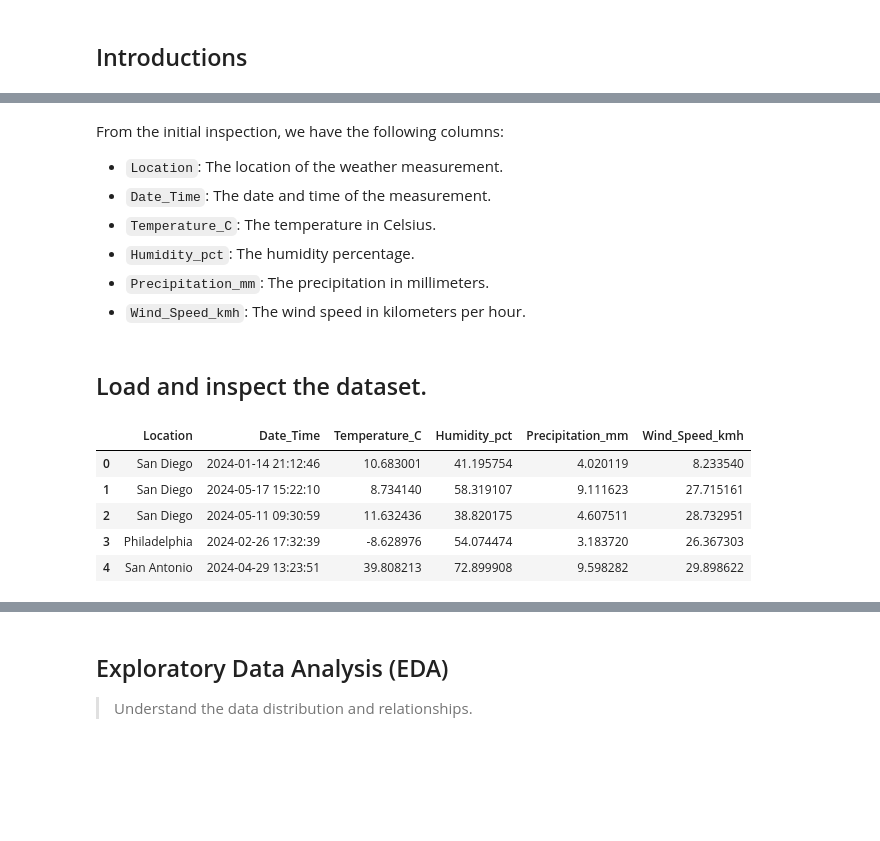
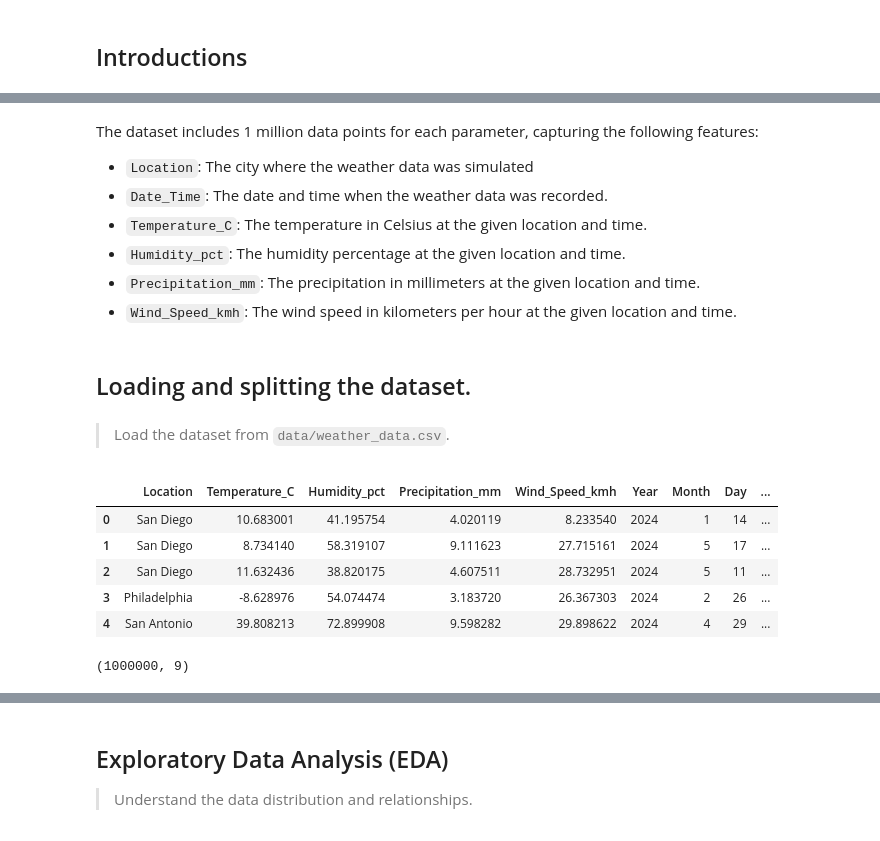
Before and after one commit to JiaheJiang/City-Temp-Predictor, a Jupyter notebook: City_temp_prediction.ipynb, the cells around one changed output, grey strips where cells are left out. Saved outputs shown, nothing was run; the diff lists cells and outputs as text; code cells hidden in the pictures; blank space fills up the shorter version.

```diff
--- a/City_temp_prediction.ipynb
+++ b/City_temp_prediction.ipynb
@@ -54,22 +60,42 @@ from sklearn.preprocessing import OneHotEncoder, OrdinalEncoder, StandardScaler
 # %% [markdown]
-From the initial inspection, we have the following columns:
+The dataset includes 1 million data points for each parameter, capturing the following features:
 
-- `Location`: The location of the weather measurement.
-- `Date_Time`: The date and time of the measurement.
-- `Temperature_C`: The temperature in Celsius.
-- `Humidity_pct`: The humidity percentage.
-- `Precipitation_mm`: The precipitation in millimeters.
-- `Wind_Speed_kmh`: The wind speed in kilometers per hour.
+- `Location`: The city where the weather data was simulated
+- `Date_Time`: The date and time when the weather data was recorded.
+- `Temperature_C`: The temperature in Celsius at the given location and time.
+- `Humidity_pct`: The humidity percentage at the given location and time.
+- `Precipitation_mm`: The precipitation in millimeters at the given location and time.
+- `Wind_Speed_kmh`: The wind speed in kilometers per hour at the given location and time.
 # %% [markdown]
-## Load and inspect the dataset.
+## Loading and splitting the dataset.
+# %% [markdown]
+> Load the dataset from `data/weather_data.csv`.
 # %%
-weather = pd.read_csv('data/weather_data.csv', delimiter=',')
+# Load the data
+weather_df = pd.read_csv('data/weather_data.csv', delimiter=',')
 
-weather.head()
+# Convert 'Date_Time' to datetime
+weather_df["Date_Time"] = pd.to_datetime(weather_df["Date_Time"])
+
+# Extract datetime features
+weather_df['Year'] = weather_df['Date_Time'].dt.year
+weather_df['Month'] = weather_df['Date_Time'].dt.month
+weather_df['Day'] = weather_df['Date_Time'].dt.day
+weather_df['Hour'] = weather_df['Date_Time'].dt.hour
+
+# Drop the 'Date_Time' column
+weather_df.drop(columns=["Date_Time"], inplace=True)
+
+# Display the first few rows of the dataframe
+weather_df.head()
 # %% [output]
-|  | Location | Date_Time | Temperature_C | Humidity_pct | Precipitation_mm | Wind_Speed_kmh |
-| 0 | San Diego | 2024-01-14 21:12:46 | 10.683001 | 41.195754 | 4.020119 | 8.233540 |
-| 1 | San Diego | 2024-05-17 15:22:10 | 8.734140 | 58.319107 | 9.111623 | 27.715161 |
-| 2 | San Diego | 2024-05-11 09:30:59 | 11.632436 | 38.820175 | 4.607511 | 28.732951 |
-| 3 | Philadelphia | 2024-02-26 17:32:39 | -8.628976 | 54.074474 | 3.183720 | 26.367303 |
-| 4 | San Antonio | 2024-04-29 13:23:51 | 39.808213 | 72.899908 | 9.598282 | 29.898622 |
+|  | Location | Temperature_C | Humidity_pct | Precipitation_mm | Wind_Speed_kmh | Year | Month | Day | ... |
+| 0 | San Diego | 10.683001 | 41.195754 | 4.020119 | 8.233540 | 2024 | 1 | 14 | ... |
+| 1 | San Diego | 8.734140 | 58.319107 | 9.111623 | 27.715161 | 2024 | 5 | 17 | ... |
+| 2 | San Diego | 11.632436 | 38.820175 | 4.607511 | 28.732951 | 2024 | 5 | 11 | ... |
+| 3 | Philadelphia | -8.628976 | 54.074474 | 3.183720 | 26.367303 | 2024 | 2 | 26 | ... |
+| 4 | San Antonio | 39.808213 | 72.899908 | 9.598282 | 29.898622 | 2024 | 4 | 29 | ... |
+# %%
+weather_df.shape
+# %% [output]
+(1000000, 9)
```
Also changed, not shown: parts of 34 cells of this notebook.
